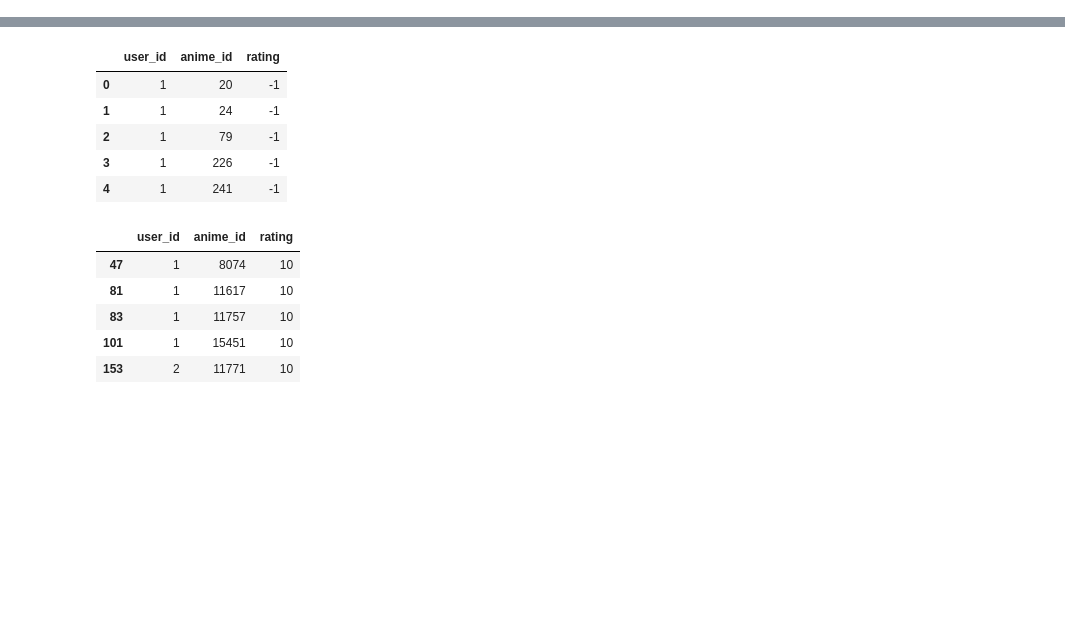
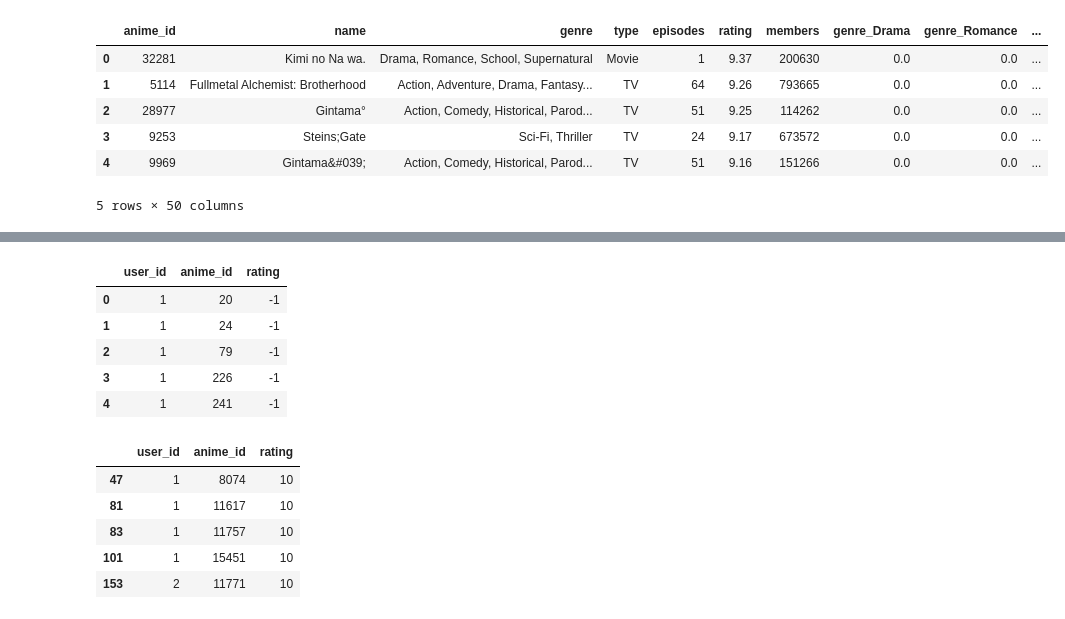
Before and after one commit to Dinorobie/ETLANIME, a Jupyter notebook: data_cleaning.ipynb, the cells around one changed output, grey strips where cells are left out. Saved outputs shown, nothing was run; the diff lists cells and outputs as text; code cells hidden in the pictures; blank space fills up the shorter version.

```diff
--- a/data_cleaning.ipynb
+++ b/data_cleaning.ipynb
@@ -3,0 +99,37 @@ import numpy as np
+# %%
+#Identifying unique genres
+genres_list = []
+for i in range(0, len(anime)):
+    if isinstance(anime['genre'][i], str):
+        genre = anime['genre'][i].split(', ')
+        for j in range(0, len(genre)):
+            if genre[j] not in genres_list:
+                genres_list.append(genre[j])
+
+#Creating columns in df with all unique genres
+for genre in genres_list:
+    anime['genre_'+genre] = np.nan
+
+#Assigning values '1' or '0' to genre columns
+for i in range(0, len(anime)):
+    if isinstance(anime['genre'][i], str):
+        genre = anime['genre'][i].split(', ')
+    else:
+        genre= ['NONE']
+
+    for j in range(7, len(anime.columns)):
+        if anime.columns[j] in genre:
+            anime.loc[i, anime.columns[j]] = 1
+        else:
+            anime.loc[i, anime.columns[j]] = 0
+
+anime.drop(columns= ['genre'])
+anime.head()
+# %% [output]
+|  | anime_id | name | genre | type | episodes | rating | members | genre_Drama | genre_Romance | ... |
+| 0 | 32281 | Kimi no Na wa. | Drama, Romance, School, Supernatural | Movie | 1 | 9.37 | 200630 | 0.0 | 0.0 | ... |
+| 1 | 5114 | Fullmetal Alchemist: Brotherhood | Action, Adventure, Drama, Fantasy... | TV | 64 | 9.26 | 793665 | 0.0 | 0.0 | ... |
+| 2 | 28977 | Gintama° | Action, Comedy, Historical, Parod... | TV | 51 | 9.25 | 114262 | 0.0 | 0.0 | ... |
+| 3 | 9253 | Steins;Gate | Sci-Fi, Thriller | TV | 24 | 9.17 | 673572 | 0.0 | 0.0 | ... |
+| 4 | 9969 | Gintama&#039; | Action, Comedy, Historical, Parod... | TV | 51 | 9.16 | 151266 | 0.0 | 0.0 | ... |
+5 rows × 50 columns
```
Also changed, not shown: parts of 20 cells of this notebook, 2 other files.
